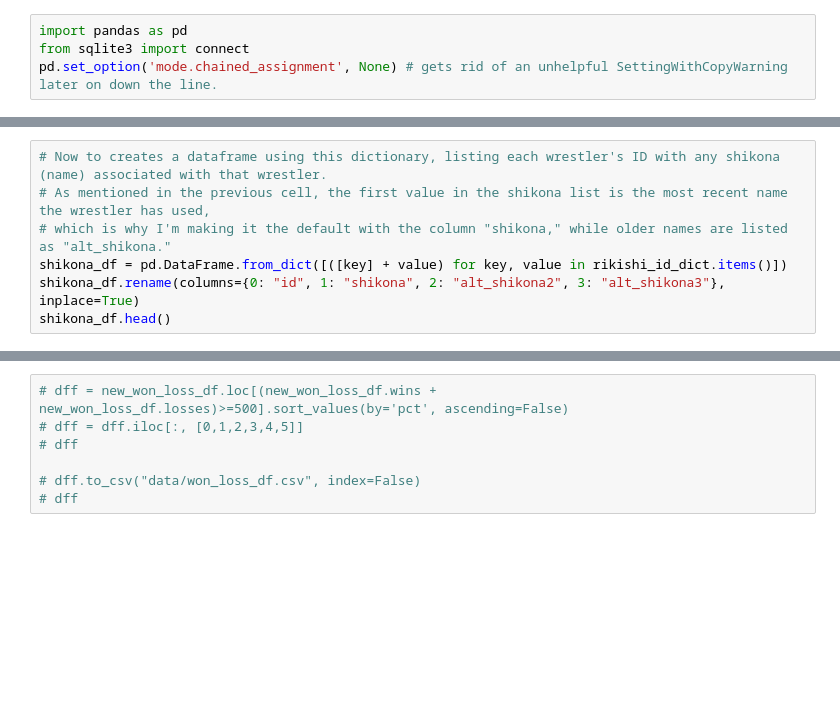
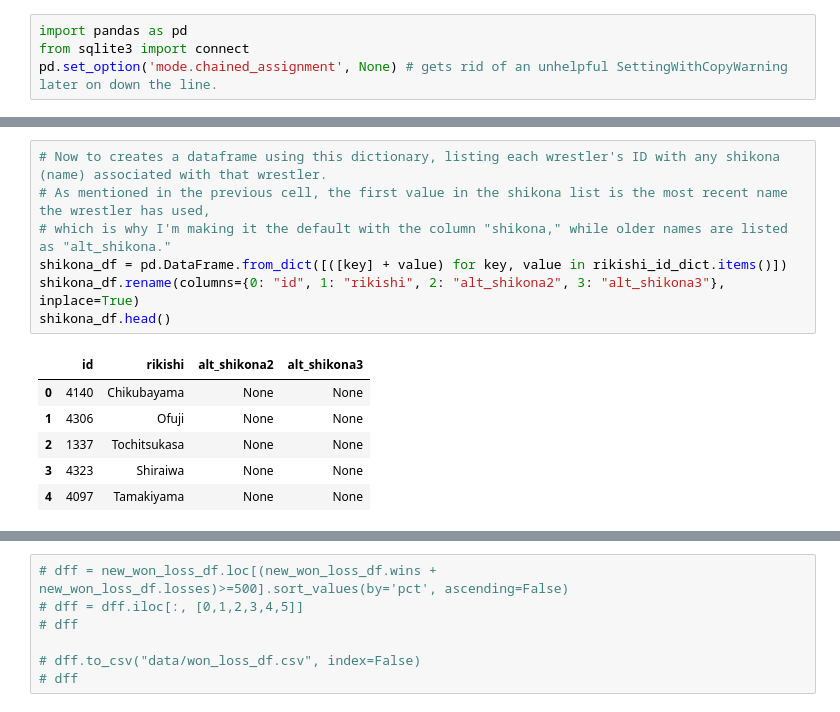
Before and after one commit to mjbrechner/sumo, a Jupyter notebook: main.ipynb, the cells around one changed output, grey strips where cells are left out. Saved outputs shown, nothing was run; the diff lists cells and outputs as text; blank space fills up the shorter version.

```diff
--- a/main.ipynb
+++ b/main.ipynb
@@ -39,10 +71,17 @@ rikishi_id_dict
 # %%
 # Now to creates a dataframe using this dictionary, listing each wrestler's ID with any shikona (name) associated with that wrestler.
 # As mentioned in the previous cell, the first value in the shikona list is the most recent name the wrestler has used,
 # which is why I'm making it the default with the column "shikona," while older names are listed as "alt_shikona."
 shikona_df = pd.DataFrame.from_dict([([key] + value) for key, value in rikishi_id_dict.items()])
-shikona_df.rename(columns={0: "id", 1: "shikona", 2: "alt_shikona2", 3: "alt_shikona3"}, inplace=True)
+shikona_df.rename(columns={0: "id", 1: "rikishi", 2: "alt_shikona2", 3: "alt_shikona3"}, inplace=True)
 shikona_df.head()
+# %% [output]
+|  | id | rikishi | alt_shikona2 | alt_shikona3 |
+| 0 | 4140 | Chikubayama | None | None |
+| 1 | 4306 | Ofuji | None | None |
+| 2 | 1337 | Tochitsukasa | None | None |
+| 3 | 4323 | Shiraiwa | None | None |
+| 4 | 4097 | Tamakiyama | None | None |
 # %%
 # There are two lines for each match in the original csv file, one for the winner and one for the loser.
 # So as not to show duplicates of every match, we'll just show the winners with the "sumo_only_wins" list.
```
Also changed, not shown: parts of 19 cells of this notebook.
